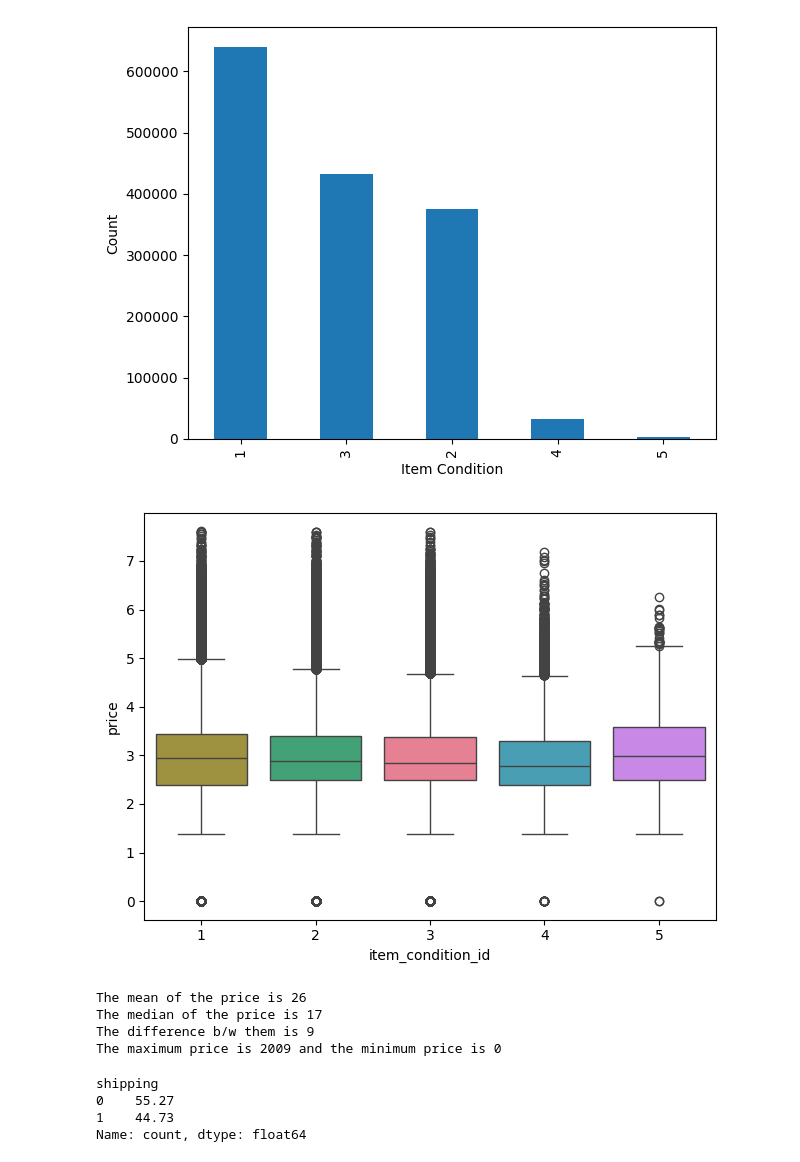
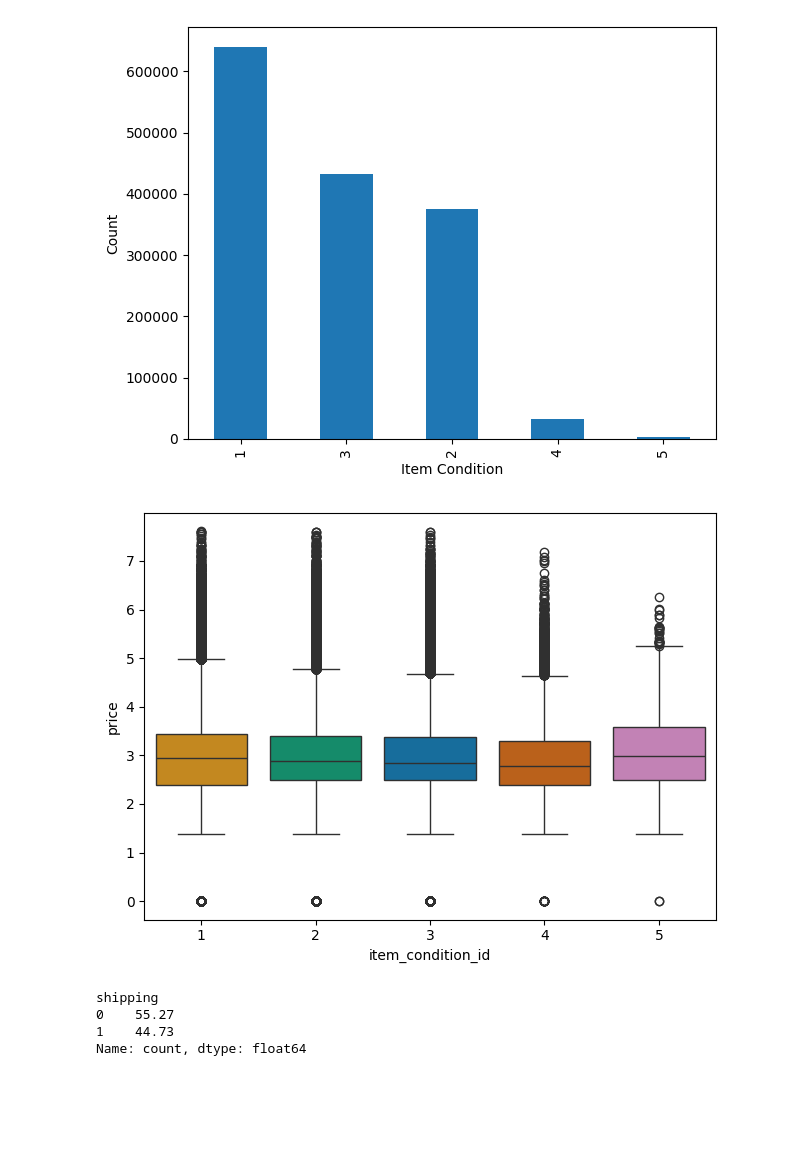
Before and after one commit to zaXai558/Mercari, a Jupyter notebook: main.ipynb, the cells around one changed output. Saved outputs shown, nothing was run; the diff lists cells and outputs as text; code cells hidden in the pictures; blank space fills up the shorter version.

```diff
--- a/main.ipynb
+++ b/main.ipynb
@@ -132,24 +266,13 @@ plt.tight_layout()
 [figure]
 # %%
 #The distribution of price for each class is focused on 10^3.
-colors = sns.color_palette("husl", n_colors=len(train['item_condition_id'].unique()))
+colors = sns.color_palette("colorblind", n_colors=len(train['item_condition_id'].unique()))
 my_colors = dict(zip(train['item_condition_id'].unique(), colors))
 
 sns.boxplot(data=train, x='item_condition_id', y=np.log(train.price+1), palette=my_colors, hue='item_condition_id', legend=False)
 plt.tight_layout()
 # %% [output]
-[figure, old version]
+[figure, new version]
-# %%
-#Checking the target value
-print("The mean of the price is %d " % train.price.mean())
-print("The median of the price is %d " % train.price.median())
-print("The difference b/w them is %d " % (train.price.mean()- train.price.median()))
-print("The maximum price is %d and the minimum price is %d" % (train.price.max(), train.price.min()))
-# %% [output]
-The mean of the price is 26
-The median of the price is 17
-The difference b/w them is 9
-The maximum price is 2009 and the minimum price is 0
 # %%
 #The shipping cost burden is decently splitted between sellers and buyers with more than half of the items' shipping fees are paid by the sellers (55%)
 round(train["shipping"].value_counts()/len(train)*100,2)
```
Also changed, not shown: parts of 8 cells of this notebook.
